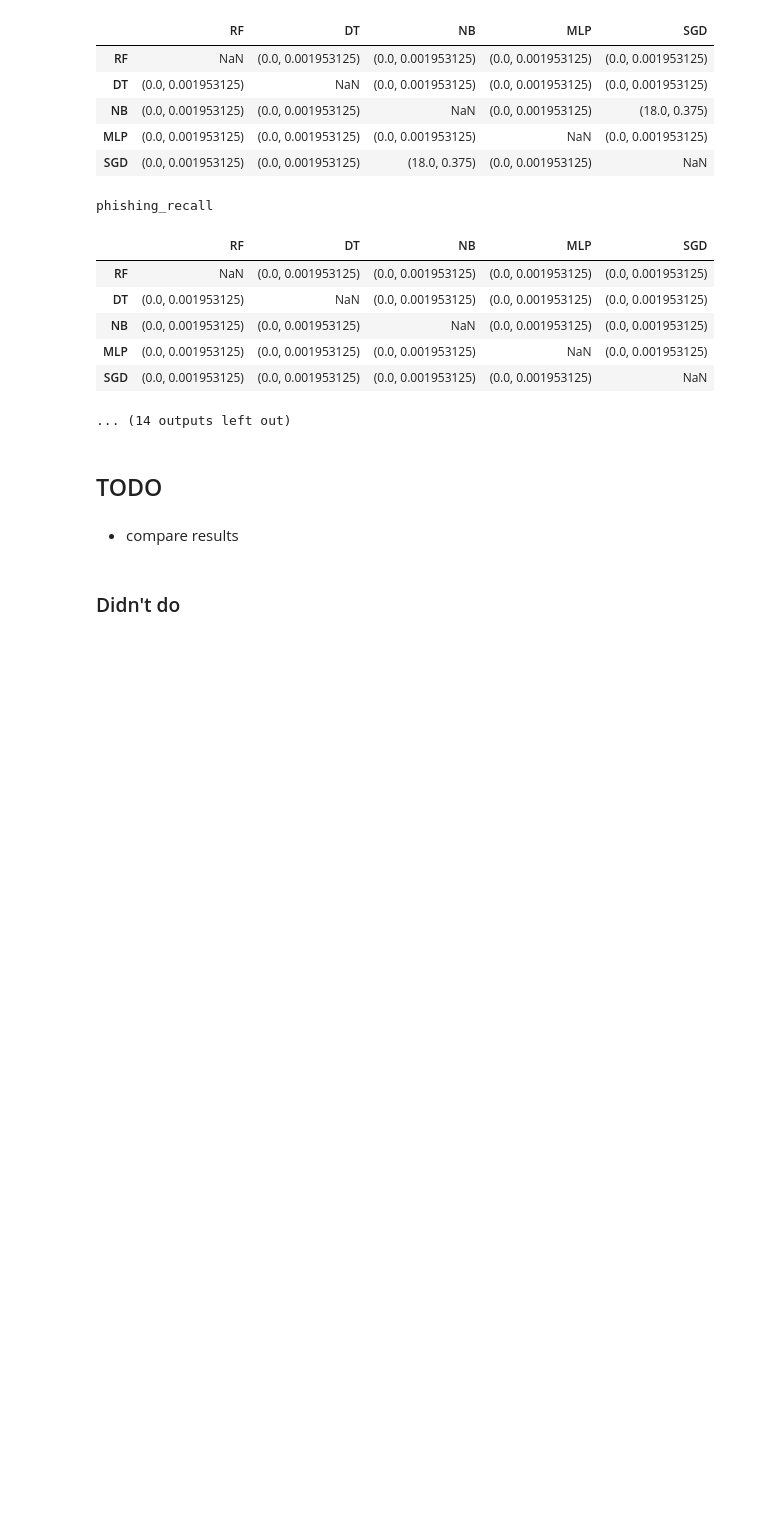
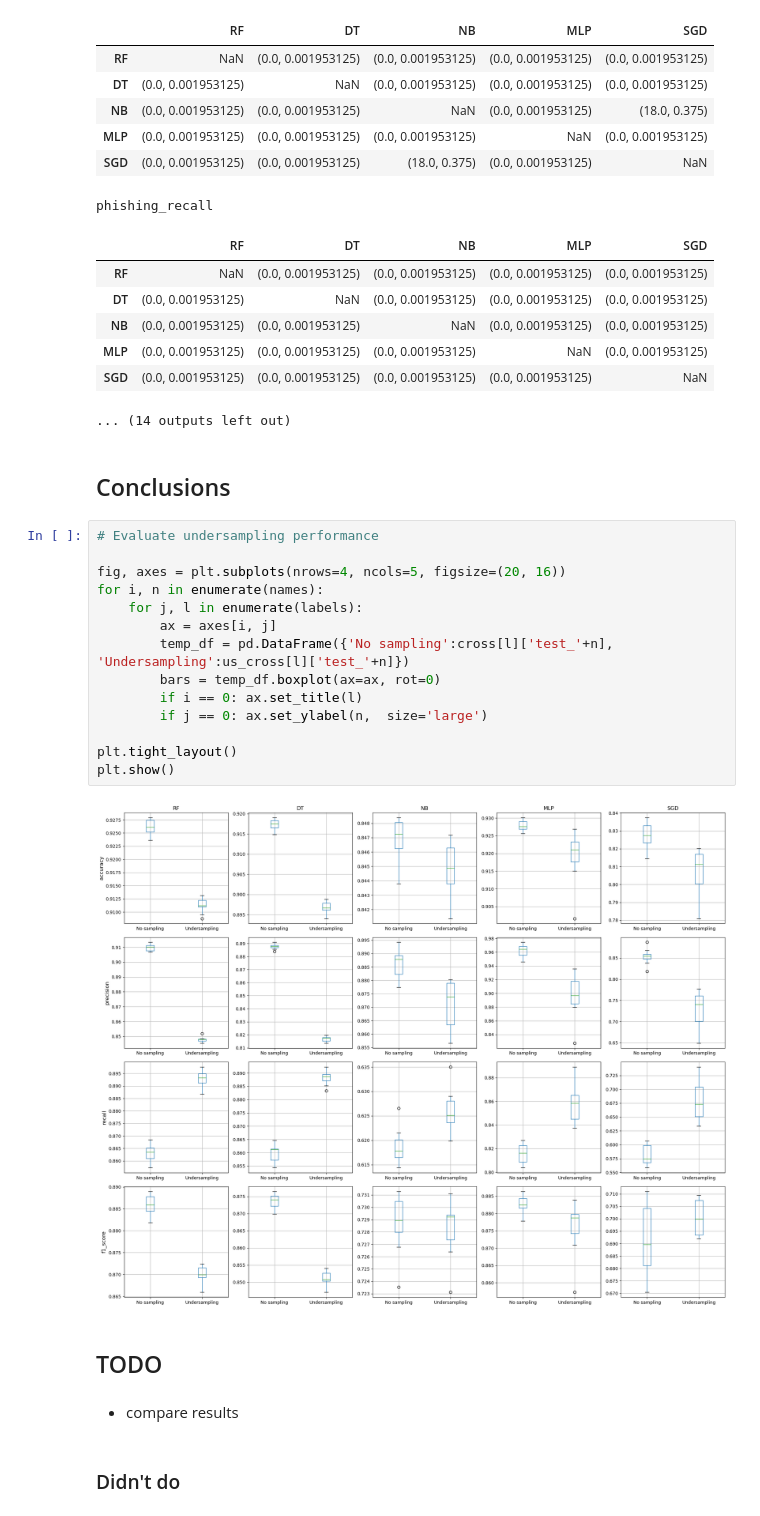
Before and after one commit to Metalcape/url-classifier, a Jupyter notebook: url-classifier.ipynb, the cells around one changed output. Cells and saved outputs as stored; diff of their text form; blank space fills up the shorter version.

Commit message:
conclusions

```diff
--- a/url-classifier.ipynb
+++ b/url-classifier.ipynb
@@ -927,6 +927,24 @@ phishing_recall
 | MLP | (0.0, 0.001953125) | (0.0, 0.001953125) | (0.0, 0.001953125) | NaN | (0.0, 0.001953125) |
 | SGD | (0.0, 0.001953125) | (0.0, 0.001953125) | (0.0, 0.001953125) | (0.0, 0.001953125) | NaN |
 ... (14 outputs left out)
+# %% [markdown]
+## Conclusions
+# %%
+# Evaluate undersampling performance
+
+fig, axes = plt.subplots(nrows=4, ncols=5, figsize=(20, 16))
+for i, n in enumerate(names):
+    for j, l in enumerate(labels):
+        ax = axes[i, j]
+        temp_df = pd.DataFrame({'No sampling':cross[l]['test_'+n], 'Undersampling':us_cross[l]['test_'+n]})
+        bars = temp_df.boxplot(ax=ax, rot=0)
+        if i == 0: ax.set_title(l)
+        if j == 0: ax.set_ylabel(n,  size='large')
+
+plt.tight_layout()
+plt.show()
+# %% [output]
+[figure, added]
 # %% [markdown]
 ## TODO
 # %% [markdown]
```
